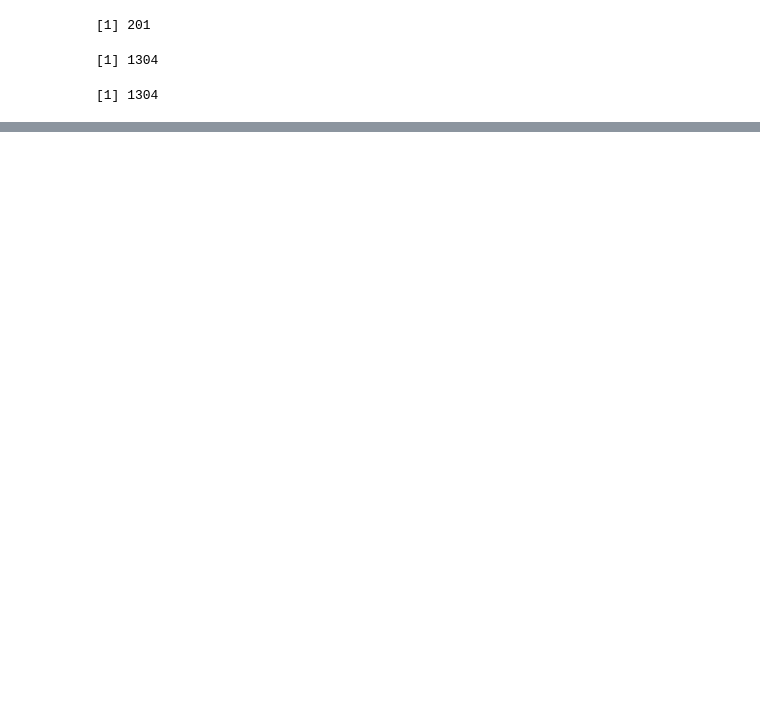
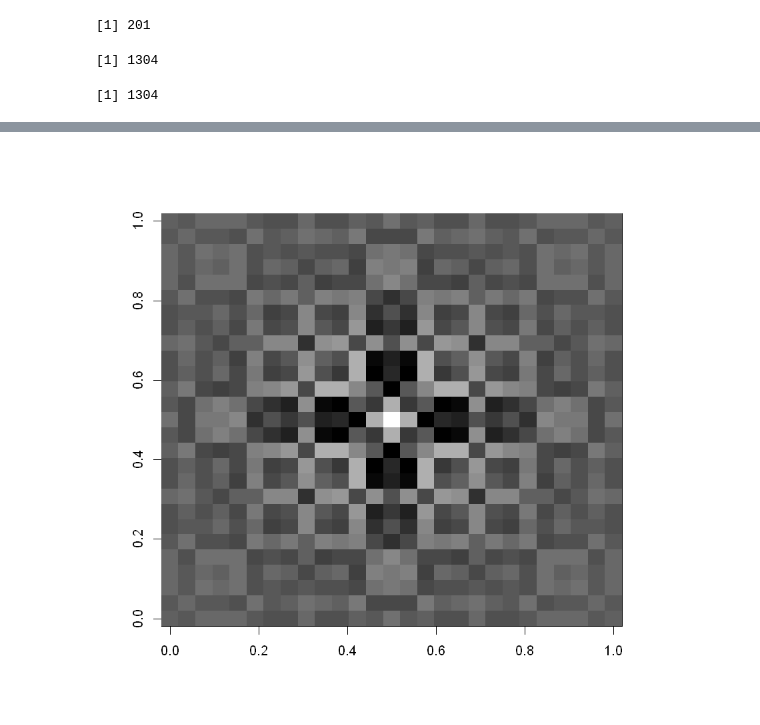
Before and after one commit to mlaai/Deep-Learning, a Jupyter notebook: Code/Projects/Data/RQuickReference.ipynb, the cells around one changed output, grey strips where cells are left out. Cells and saved outputs as stored; diff of their text form; code cells hidden in the pictures; blank space fills up the shorter version.

```diff
--- a/Code/Projects/Data/RQuickReference.ipynb
+++ b/Code/Projects/Data/RQuickReference.ipynb
@@ -980,3 +973,7 @@ nrow(artists_df[which(is.na(artists_df$yearOfDeath)),])
 sum(is.na(artists_df$yearOfDeath))
 # %% [output]
 [1] 1304
+# %%
+x <- read.csv('USPersonalExpenditure.csv')
+head(x)
+class(x)
@@ -982,0 +996,3 @@ sum(is.na(artists_df$yearOfDeath))
+# %%
+z <- apply(x, 1, sum)
+z
@@ -982,0 +1204,6 @@ sum(is.na(artists_df$yearOfDeath))
+# %%
+x <- y <- seq(-4*pi, 4*pi, len=27)
+r <- sqrt(outer(x^2, y^2,"+"))
+image(z = z <- cos(r^2)* exp(-r/6), col = gray((0:32)/32))
+# %% [output]
+[figure, added]
```
Also changed, not shown: parts of 26 cells of this notebook, 2 other files.
